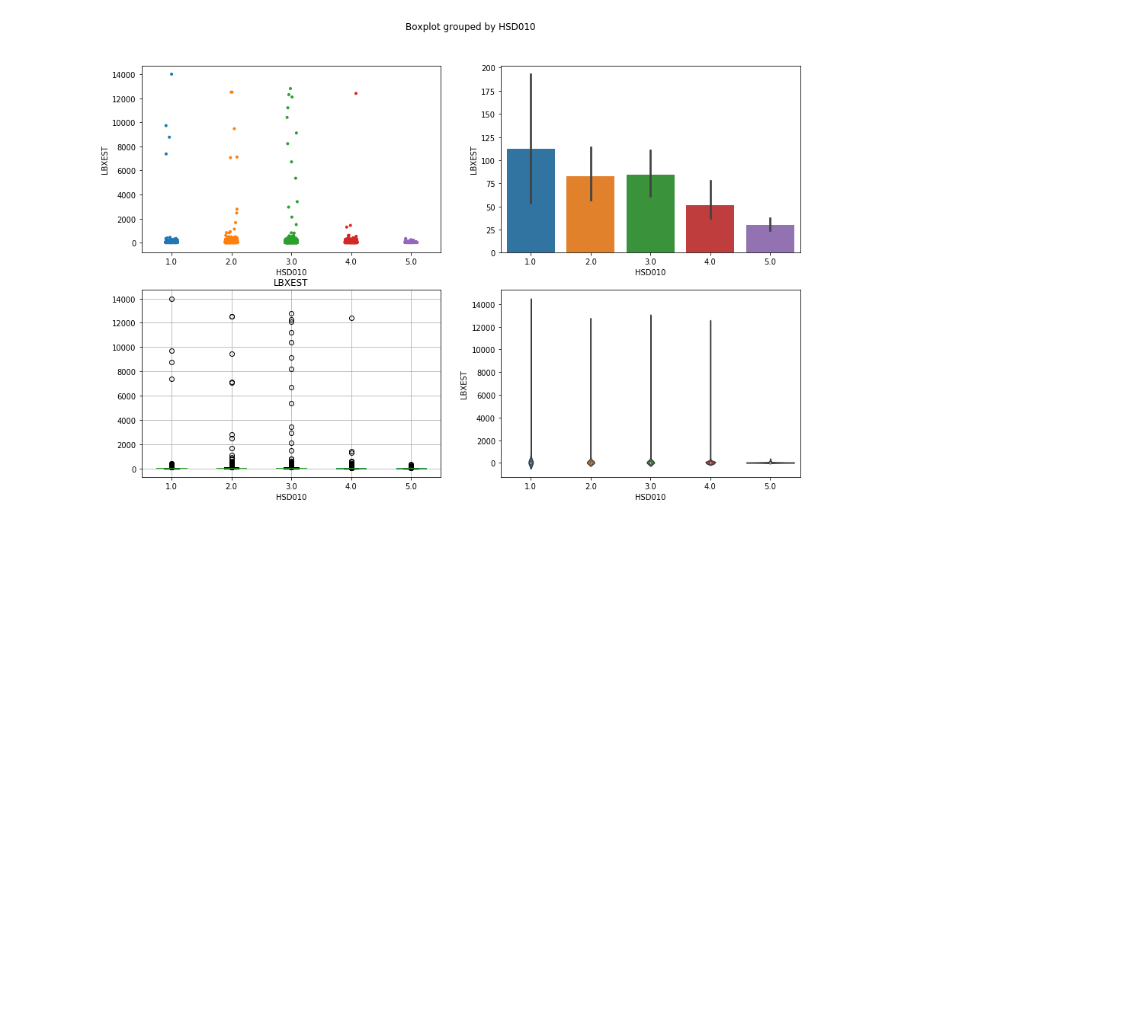
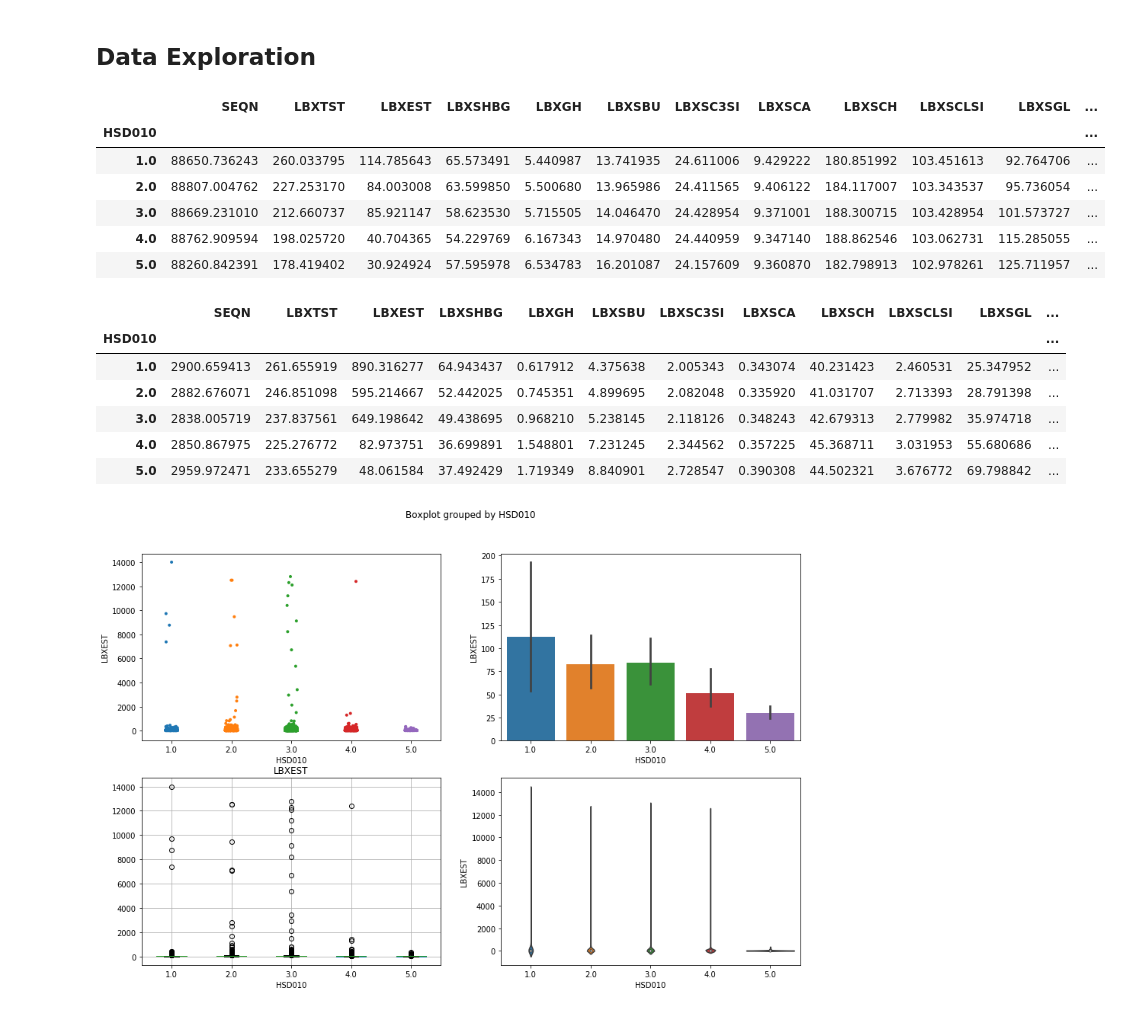
Before and after one commit to oconnoag/NHANES_General_Health_Prediction, a Jupyter notebook: alijah_eda.ipynb, the cells around one changed output. Drawn from its saved outputs; the diff is of its cells as text; code cells hidden in the pictures; blank space fills up the shorter version.

Commit message:
setting up alijah_eda

```diff
--- a/alijah_eda.ipynb
+++ b/alijah_eda.ipynb
@@ -6,5 +6,5 @@ import seaborn as sns
 
 from extra_functions.functions import visualize
 # %%
-alijah_data_url = 'https://raw.githubusercontent.com/oconnoag/NHANES_Data/master/compiled_data/alijah_raw_compiled.csv'
+alijah_data_url = 'https://raw.githubusercontent.com/oconnoag/NHANES_Data/master/compiled_data/alijah_compiled_raw.csv'
 raw_data = pd.read_csv(alijah_data_url)
@@ -10,0 +13,2 @@ raw_data = pd.read_csv(alijah_data_url)
+# %%
+processed_data_a = raw_data.copy()
@@ -30,0 +40,5 @@ memory usage: 1001.1 KB
+# %%
+processed_data = processed_data_a.copy()
+# %%
+# Drop any subject that did not have a particular lab test performed
+processed_data = processed_data.dropna()
@@ -31,3 +65,24 @@ memory usage: 1001.1 KB
+# %% [markdown]
+## Data Exploration
+# %%
+display(processed_data.groupby('HSD010').mean())
+print('\n')
+processed_data.groupby('HSD010').std()
+# %% [output]
+|  | SEQN | LBXTST | LBXEST | LBXSHBG | LBXGH | LBXSBU | LBXSC3SI | LBXSCA | LBXSCH | LBXSCLSI | LBXSGL | ... |
+| HSD010 |  |  |  |  |  |  |  |  |  |  |  | ... |
+| 1.0 | 88650.736243 | 260.033795 | 114.785643 | 65.573491 | 5.440987 | 13.741935 | 24.611006 | 9.429222 | 180.851992 | 103.451613 | 92.764706 | ... |
+| 2.0 | 88807.004762 | 227.253170 | 84.003008 | 63.599850 | 5.500680 | 13.965986 | 24.411565 | 9.406122 | 184.117007 | 103.343537 | 95.736054 | ... |
+| 3.0 | 88669.231010 | 212.660737 | 85.921147 | 58.623530 | 5.715505 | 14.046470 | 24.428954 | 9.371001 | 188.300715 | 103.428954 | 101.573727 | ... |
+| 4.0 | 88762.909594 | 198.025720 | 40.704365 | 54.229769 | 6.167343 | 14.970480 | 24.440959 | 9.347140 | 188.862546 | 103.062731 | 115.285055 | ... |
+| 5.0 | 88260.842391 | 178.419402 | 30.924924 | 57.595978 | 6.534783 | 16.201087 | 24.157609 | 9.360870 | 182.798913 | 102.978261 | 125.711957 | ... |
+|  | SEQN | LBXTST | LBXEST | LBXSHBG | LBXGH | LBXSBU | LBXSC3SI | LBXSCA | LBXSCH | LBXSCLSI | LBXSGL | ... |
+| HSD010 |  |  |  |  |  |  |  |  |  |  |  | ... |
+| 1.0 | 2900.659413 | 261.655919 | 890.316277 | 64.943437 | 0.617912 | 4.375638 | 2.005343 | 0.343074 | 40.231423 | 2.460531 | 25.347952 | ... |
+| 2.0 | 2882.676071 | 246.851098 | 595.214667 | 52.442025 | 0.745351 | 4.899695 | 2.082048 | 0.335920 | 41.031707 | 2.713393 | 28.791398 | ... |
+| 3.0 | 2838.005719 | 237.837561 | 649.198642 | 49.438695 | 0.968210 | 5.238145 | 2.118126 | 0.348243 | 42.679313 | 2.779982 | 35.974718 | ... |
+| 4.0 | 2850.867975 | 225.276772 | 82.973751 | 36.699891 | 1.548801 | 7.231245 | 2.344562 | 0.357225 | 45.368711 | 3.031953 | 55.680686 | ... |
+| 5.0 | 2959.972471 | 233.655279 | 48.061584 | 37.492429 | 1.719349 | 8.840901 | 2.728547 | 0.390308 | 44.502321 | 3.676772 | 69.798842 | ... |
 # %%
 visualize(raw_data, 'HSD010', 'LBXEST')
 # %% [output]
```
Also changed, not shown: parts of 5 cells of this notebook.
